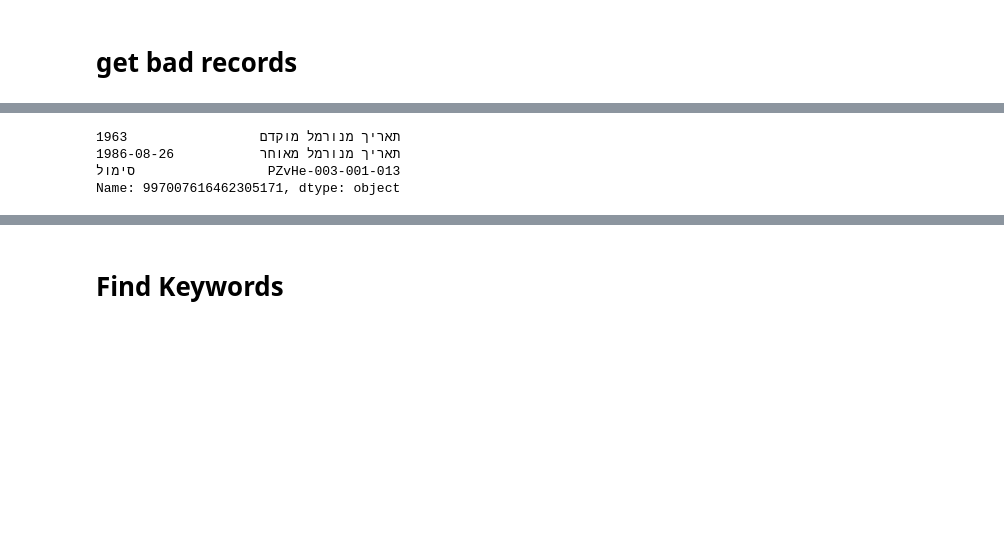
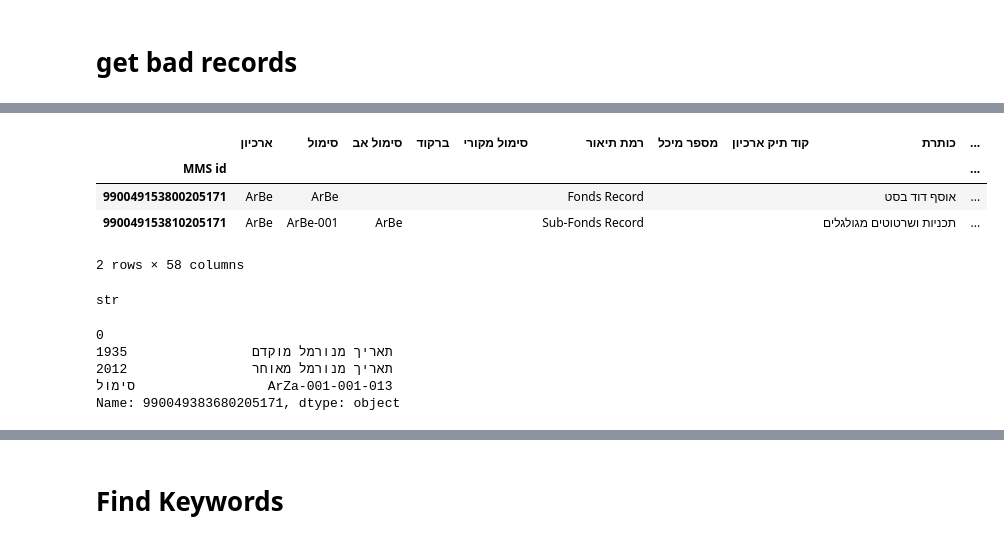
Before and after one commit to ygherman/VisualArts_Preprocessing, a Jupyter notebook: Master Catalog.ipynb, the cells around one changed output, grey strips where cells are left out. Saved outputs shown, nothing was run; the diff lists cells and outputs as text; code cells hidden in the pictures; blank space fills up the shorter version.

```diff
--- a/Master Catalog.ipynb
+++ b/Master Catalog.ipynb
@@ -61,0 +70,8 @@ df_repairs = pd.ExcelFile("Data/copyright_repairs_30062021.xlsx").parse("Sheet1"
+# %%
+df_Architect.head(2)
+# %% [output]
+|  | ארכיון | סימול | סימול אב | ברקוד | סימול מקורי | רמת תיאור | מספר מיכל | קוד תיק ארכיון | כותרת | ... |
+| MMS id |  |  |  |  |  |  |  |  |  | ... |
+| 990049153800205171 | ArBe | ArBe |  |  |  | Fonds Record |  |  | אוסף דוד בסט | ... |
+| 990049153810205171 | ArBe | ArBe-001 | ArBe |  |  | Sub-Fonds Record |  |  | תכניות ושרטוטים מגולגלים | ... |
+2 rows × 58 columns
@@ -63,11 +82,16 @@ df_repairs = pd.ExcelFile("Data/copyright_repairs_30062021.xlsx").parse("Sheet1"
 df_repairs.index = df_repairs.index.rename("MMS id")
 # %%
 df_repairs.index = df_repairs.index.astype(str)
+# %%
+type(df_repairs.index[0])
+# %% [output]
+str
 # %%
-master_catalog.loc[df_repairs.index[0], ["תאריך מנורמל מוקדם", "תאריך מנורמל מאוחר", "סימול"]]
+df_Architect.loc[df_repairs.index[0], ["תאריך מנורמל מוקדם", "תאריך מנורמל מאוחר", "סימול"]]
 # %% [output]
-תאריך מנורמל מוקדם                 1963
-תאריך מנורמל מאוחר           1986-08-26
-סימול                 PZvHe-003-001-013
-Name: 997007616462305171, dtype: object
+0
+תאריך מנורמל מוקדם                1935
+תאריך מנורמל מאוחר                2012
+סימול                 ArZa-001-001-013
+Name: 990049383680205171, dtype: object
 # %%
```
Also changed, not shown: parts of 8 cells of this notebook, 10 other files.
